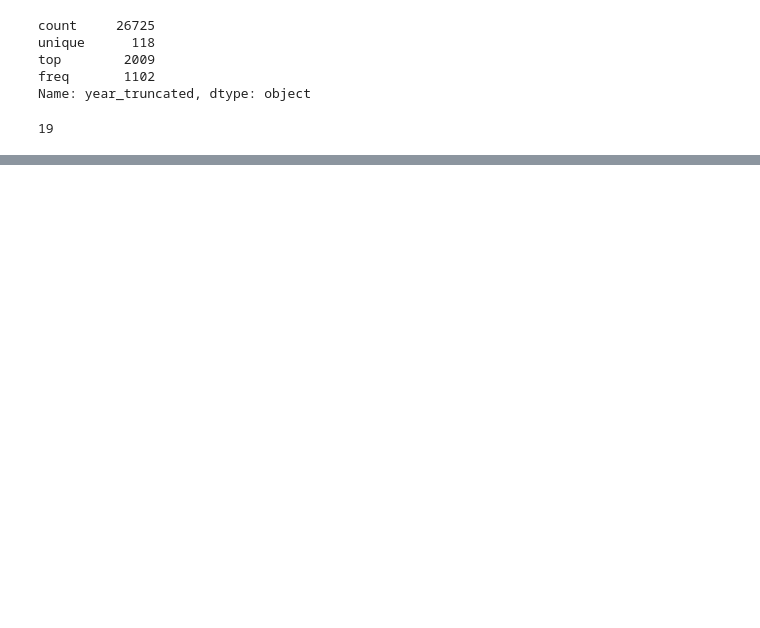
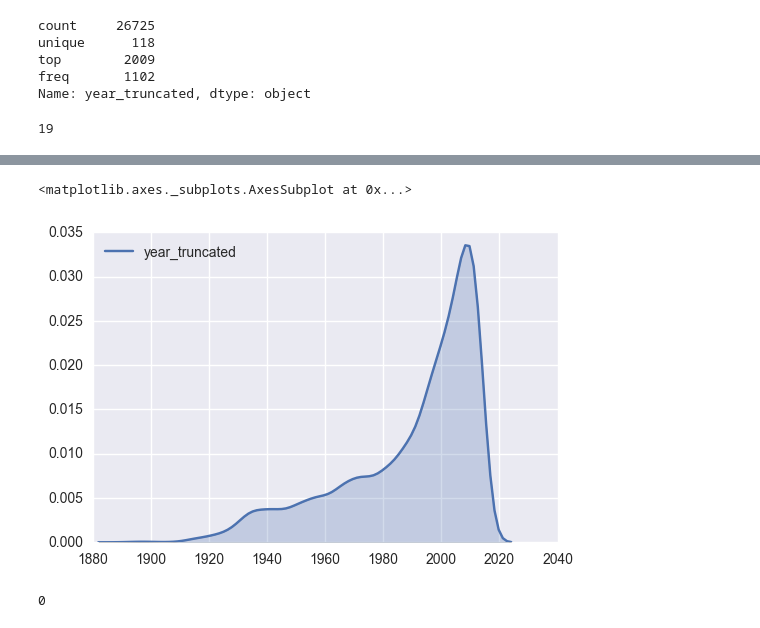
Before and after one commit to margaretpearce/movielens-spark, a Jupyter notebook: movie_ratings_cleaning.ipynb, the cells around one changed output, grey strips where cells are left out. Saved outputs shown, nothing was run; the diff lists cells and outputs as text; code cells hidden in the pictures; blank space fills up the shorter version.

Commit message:
histograms and KDE plots

```diff
--- a/movie_ratings_cleaning.ipynb
+++ b/movie_ratings_cleaning.ipynb
@@ -124,3 +126,6 @@ Name: year_truncated, dtype: object
 data_select['year_truncated'].isnull().sum()
 # %% [output]
 19
+# %%
+years_no_null = data_select['year_truncated'].dropna()
+years_no_null.isnull().sum()
@@ -126,0 +154,10 @@ data_select['year_truncated'].isnull().sum()
+# %%
+sns.kdeplot(years_no_null, shade=True)
+# %% [output]
+<matplotlib.axes._subplots.AxesSubplot at 0x...>
+[figure, added]
+# %%
+num_ratings = data_select['numRatings'].dropna()
+num_ratings.isnull().sum()
+# %% [output]
+0
```
Also changed, not shown: parts of 9 cells of this notebook.
